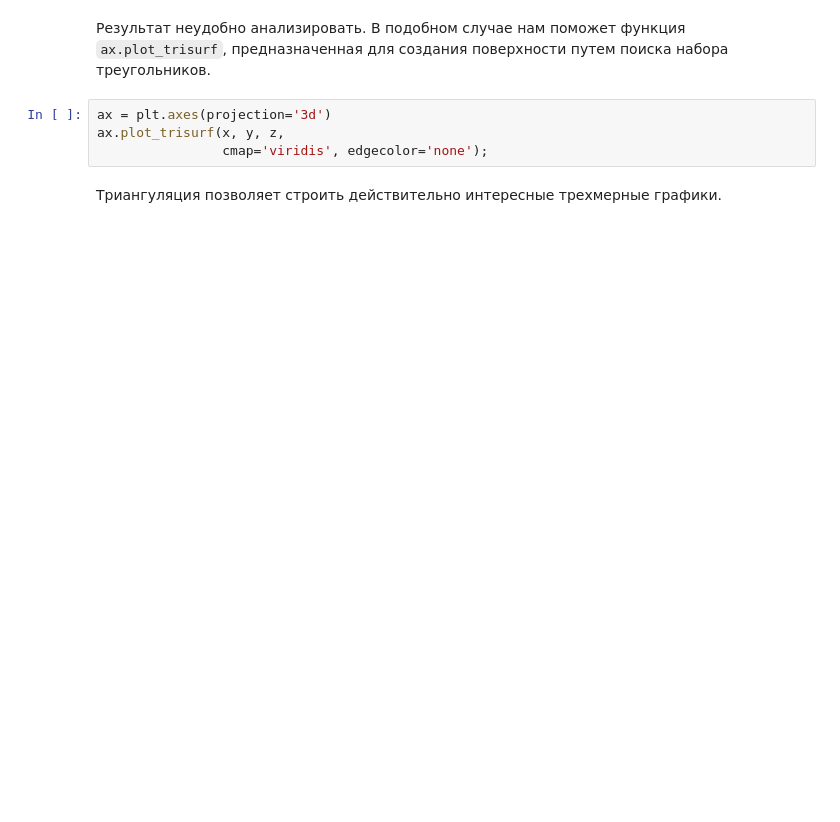
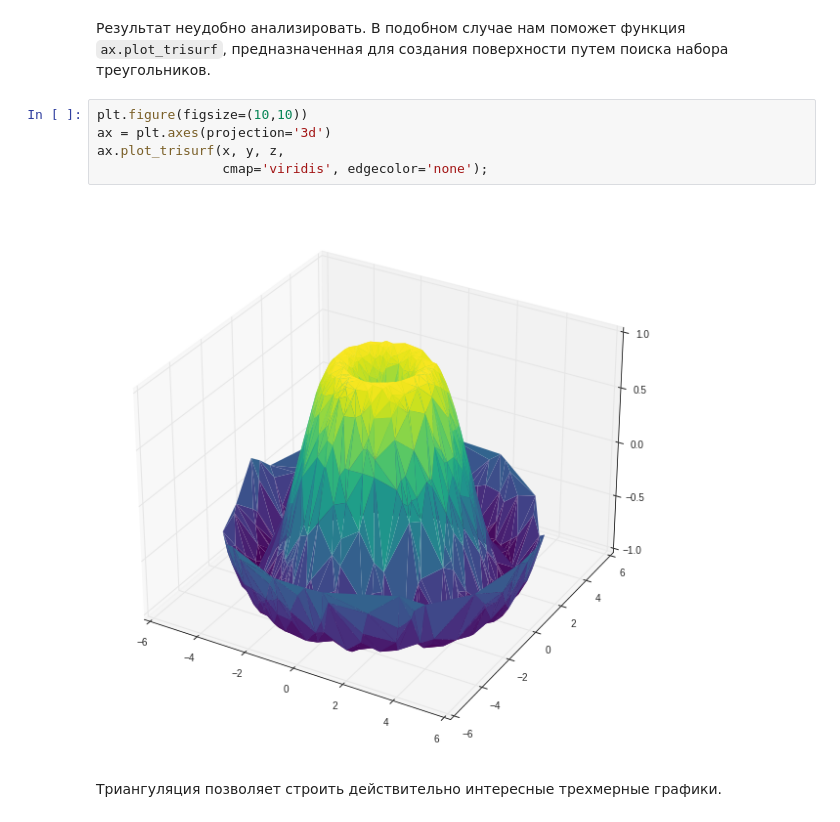
Before and after one commit to SergeyMalashenko/MachineLearning_Summer_2023, a Jupyter notebook: seminars/05/seminar_5_Matplotlib.ipynb, the cells around one changed output. Cells and saved outputs as stored; diff of their text form; blank space fills up the shorter version.

```diff
--- a/seminars/05/seminar_5_Matplotlib.ipynb
+++ b/seminars/05/seminar_5_Matplotlib.ipynb
@@ -857,8 +856,11 @@ ValueError: shape mismatch: objects cannot be broadcast to a single shape.  Mism
 Результат неудобно анализировать. В подобном случае нам поможет функция
 ``ax.plot_trisurf``, предназначенная для создания поверхности путем поиска набора треугольников.
 # %%
+plt.figure(figsize=(10,10))
 ax = plt.axes(projection='3d')
 ax.plot_trisurf(x, y, z,
                 cmap='viridis', edgecolor='none');
+# %% [output]
+[figure, added]
 # %% [markdown]
 Триангуляция позволяет строить действительно интересные трехмерные графики.
```
Also changed, not shown: parts of 1 cell of this notebook.
